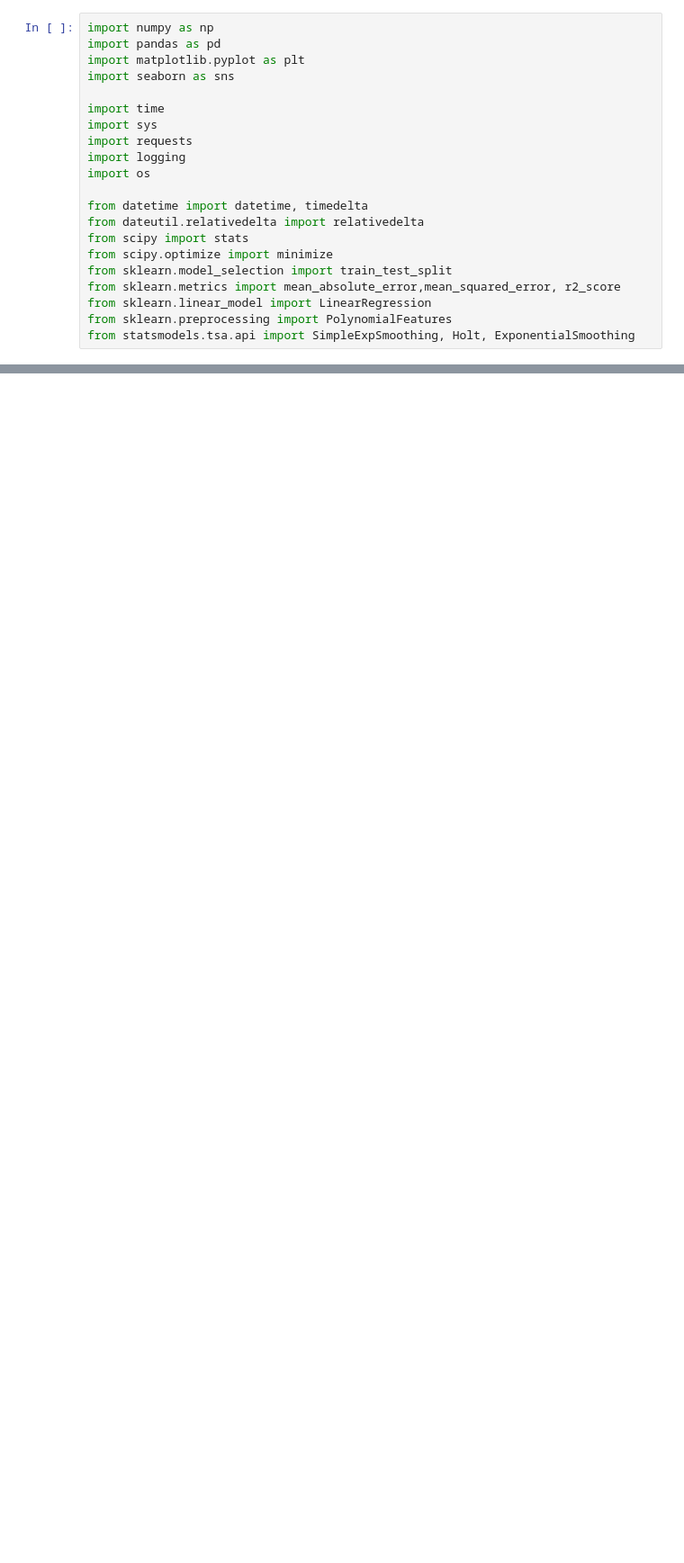
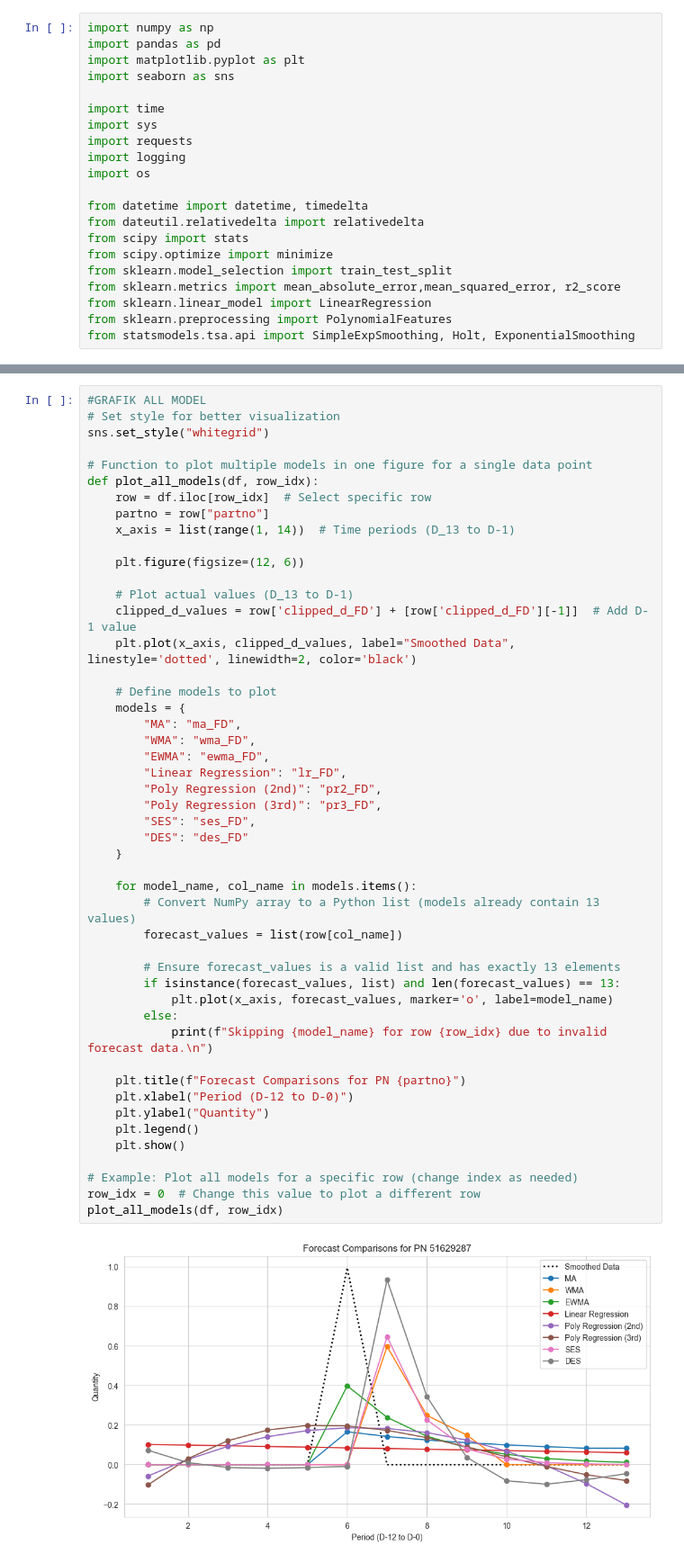
Before and after one commit to doctermath/hnf01b, a Jupyter notebook: main2.ipynb, the cells around one changed output, grey strips where cells are left out. Shown at 90% size. Cells and saved outputs as stored; diff of their text form; blank space fills up the shorter version.

```diff
--- a/main2.ipynb
+++ b/main2.ipynb
@@ -389,3 +606,53 @@ df['metrics'] = df['metric'].apply(lambda x: x['metrics'])
+# %%
+#GRAFIK ALL MODEL
+# Set style for better visualization
+sns.set_style("whitegrid")
+
+# Function to plot multiple models in one figure for a single data point
+def plot_all_models(df, row_idx):
+    row = df.iloc[row_idx]  # Select specific row
+    partno = row["partno"]
+    x_axis = list(range(1, 14))  # Time periods (D_13 to D-1)
+
+    plt.figure(figsize=(12, 6))
+
+    # Plot actual values (D_13 to D-1)
+    clipped_d_values = row['clipped_d_FD'] + [row['clipped_d_FD'][-1]]  # Add D-1 value
+    plt.plot(x_axis, clipped_d_values, label="Smoothed Data", linestyle='dotted', linewidth=2, color='black')
+
+    # Define models to plot
+    models = {
+        "MA": "ma_FD",
+        "WMA": "wma_FD",
+        "EWMA": "ewma_FD",
+        "Linear Regression": "lr_FD",
+        "Poly Regression (2nd)": "pr2_FD",
+        "Poly Regression (3rd)": "pr3_FD",
+        "SES": "ses_FD",
+        "DES": "des_FD"
+    }
+
+    for model_name, col_name in models.items():
+        # Convert NumPy array to a Python list (models already contain 13 values)
+        forecast_values = list(row[col_name])
+
+        # Ensure forecast_values is a valid list and has exactly 13 elements
+        if isinstance(forecast_values, list) and len(forecast_values) == 13:
+            plt.plot(x_axis, forecast_values, marker='o', label=model_name)
+        else:
+            print(f"Skipping {model_name} for row {row_idx} due to invalid forecast data.\n")
+
+    plt.title(f"Forecast Comparisons for PN {partno}")
+    plt.xlabel("Period (D-12 to D-0)")
+    plt.ylabel("Quantity")
+    plt.legend()
+    plt.show()
+
+# Example: Plot all models for a specific row (change index as needed)
+row_idx = 0  # Change this value to plot a different row
+plot_all_models(df, row_idx)
+# %% [output]
+[figure, added]
 # %%
 logging.info("BEGIN Data Selection Calculation")
 
```
Also changed, not shown: parts of 24 cells of this notebook.
